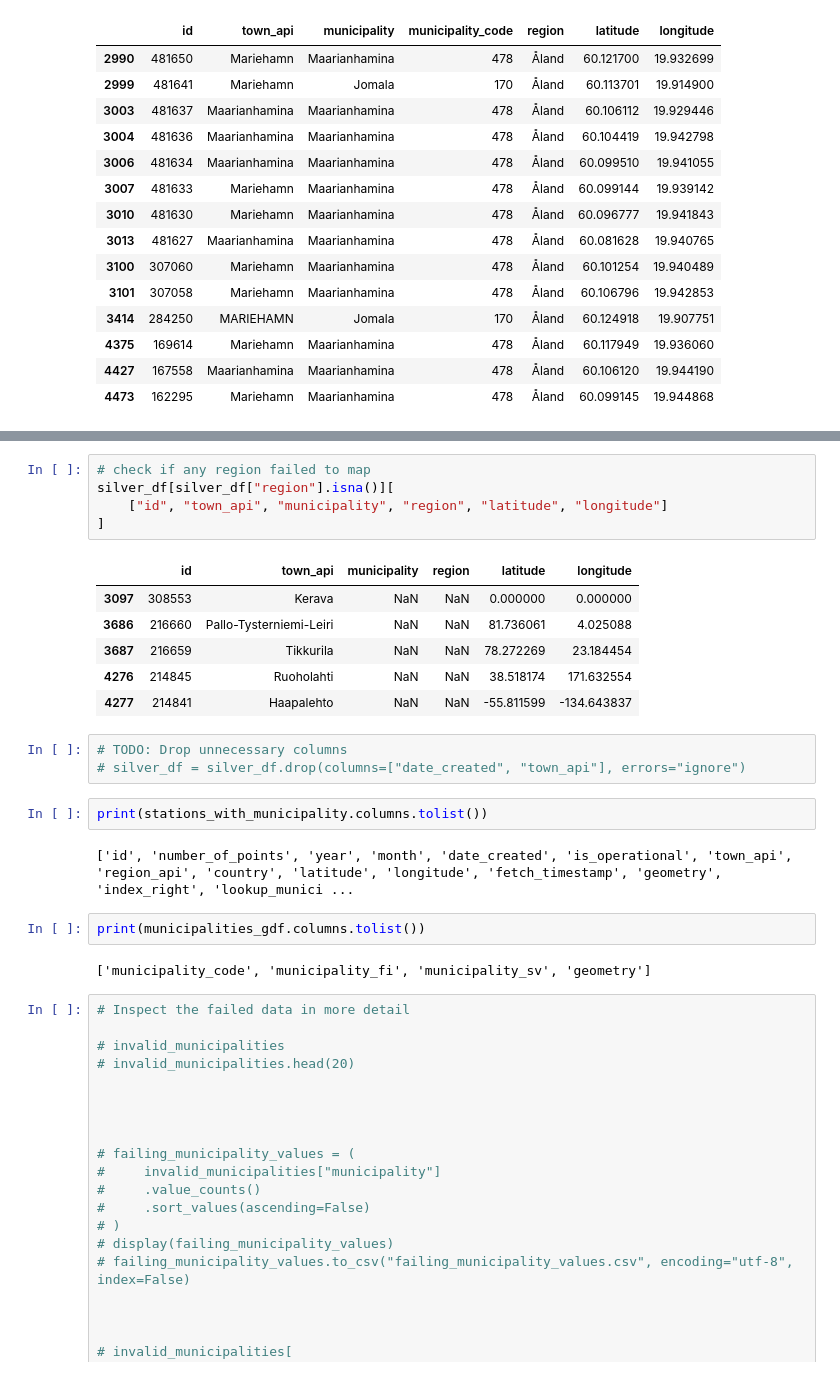
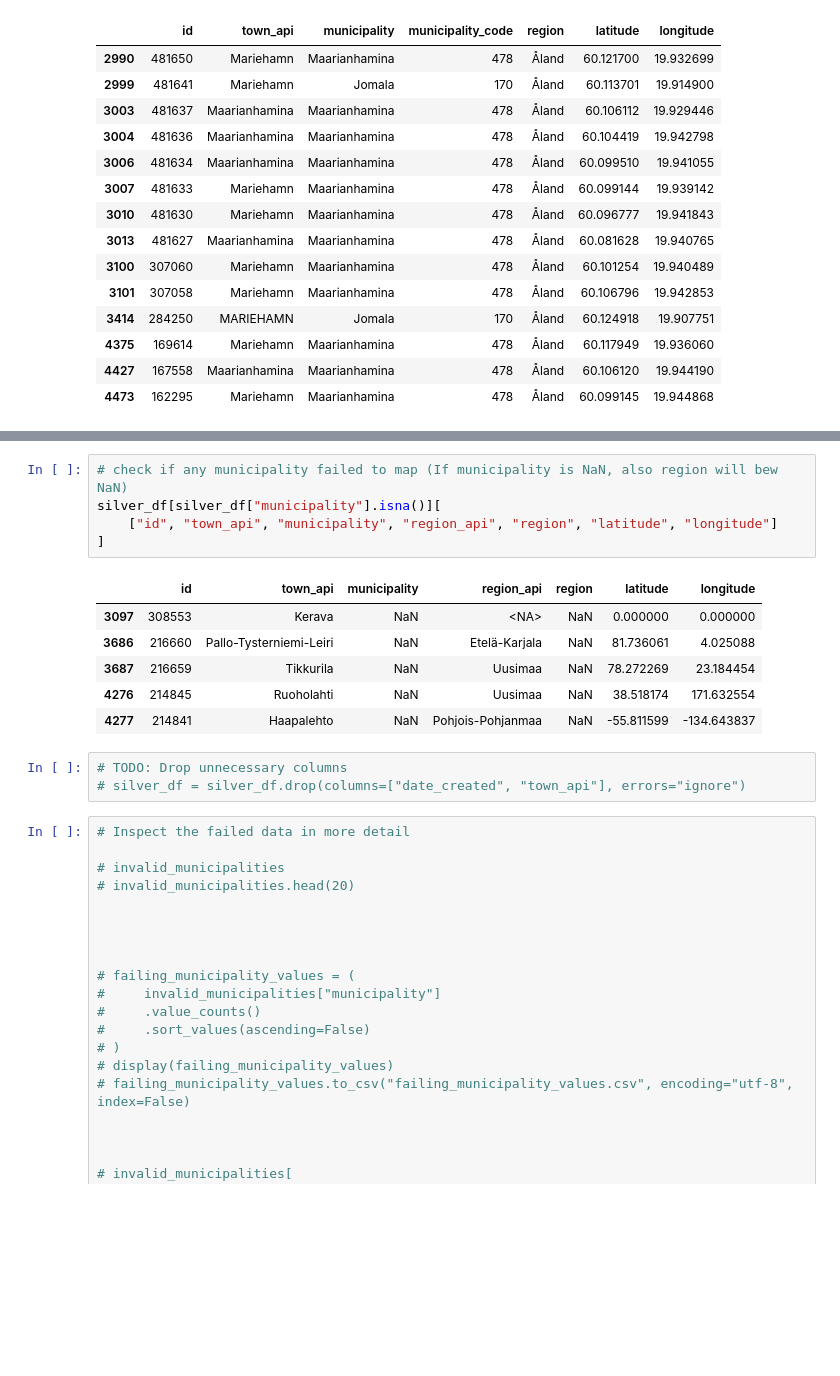
Before and after one commit to MarkusJakonen/de-week8-mini-project-team1, a Jupyter notebook: Silver/silver_data_cleaning_open_charge_FI.ipynb, the cells around one changed output, grey strips where cells are left out. Saved outputs shown, nothing was run; the diff lists cells and outputs as text; blank space fills up the shorter version.

```diff
--- a/Silver/silver_data_cleaning_open_charge_FI.ipynb
+++ b/Silver/silver_data_cleaning_open_charge_FI.ipynb
@@ -727,26 +711,18 @@ display(silver_df.head(20))
-# %%
-# check if any region failed to map
-silver_df[silver_df["region"].isna()][
-    ["id", "town_api", "municipality", "region", "latitude", "longitude"]
-]
-# %% [output]
-|  | id | town_api | municipality | region | latitude | longitude |
-| 3097 | 308553 | Kerava | NaN | NaN | 0.000000 | 0.000000 |
-| 3686 | 216660 | Pallo-Tysterniemi-Leiri | NaN | NaN | 81.736061 | 4.025088 |
-| 3687 | 216659 | Tikkurila | NaN | NaN | 78.272269 | 23.184454 |
-| 4276 | 214845 | Ruoholahti | NaN | NaN | 38.518174 | 171.632554 |
-| 4277 | 214841 | Haapalehto | NaN | NaN | -55.811599 | -134.643837 |
+# %%
+# check if any municipality failed to map (If municipality is NaN, also region will bew NaN)
+silver_df[silver_df["municipality"].isna()][
+    ["id", "town_api", "municipality", "region_api", "region", "latitude", "longitude"]
+]
+# %% [output]
+|  | id | town_api | municipality | region_api | region | latitude | longitude |
+| 3097 | 308553 | Kerava | NaN | <NA> | NaN | 0.000000 | 0.000000 |
+| 3686 | 216660 | Pallo-Tysterniemi-Leiri | NaN | Etelä-Karjala | NaN | 81.736061 | 4.025088 |
+| 3687 | 216659 | Tikkurila | NaN | Uusimaa | NaN | 78.272269 | 23.184454 |
+| 4276 | 214845 | Ruoholahti | NaN | Uusimaa | NaN | 38.518174 | 171.632554 |
+| 4277 | 214841 | Haapalehto | NaN | Pohjois-Pohjanmaa | NaN | -55.811599 | -134.643837 |
 # %%
 # TODO: Drop unnecessary columns
 # silver_df = silver_df.drop(columns=["date_created", "town_api"], errors="ignore")
-# %%
-print(stations_with_municipality.columns.tolist())
-# %% [output]
-['id', 'number_of_points', 'year', 'month', 'date_created', 'is_operational', 'town_api', 'region_api', 'country', 'latitude', 'longitude', 'fetch_timestamp', 'geometry', 'index_right', 'lookup_munici ...
-# %%
-print(municipalities_gdf.columns.tolist())
-# %% [output]
-['municipality_code', 'municipality_fi', 'municipality_sv', 'geometry']
 # %%
 # Inspect the failed data in more detail
 
```
Also changed, not shown: parts of 5 cells of this notebook.
